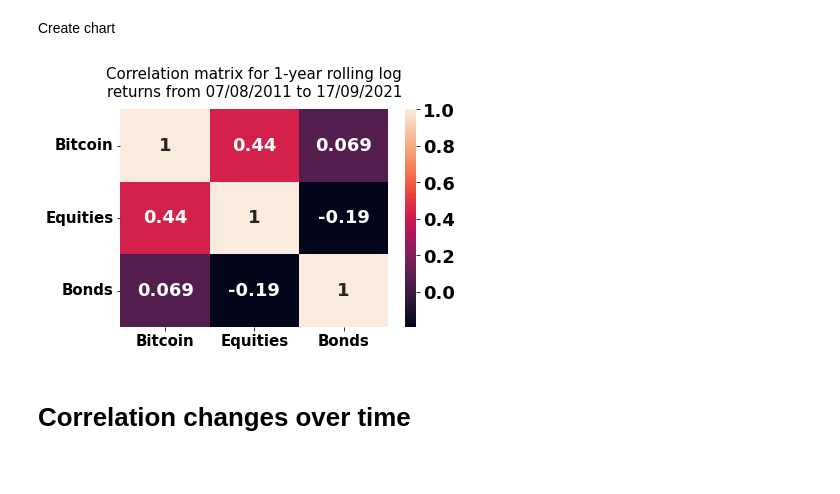
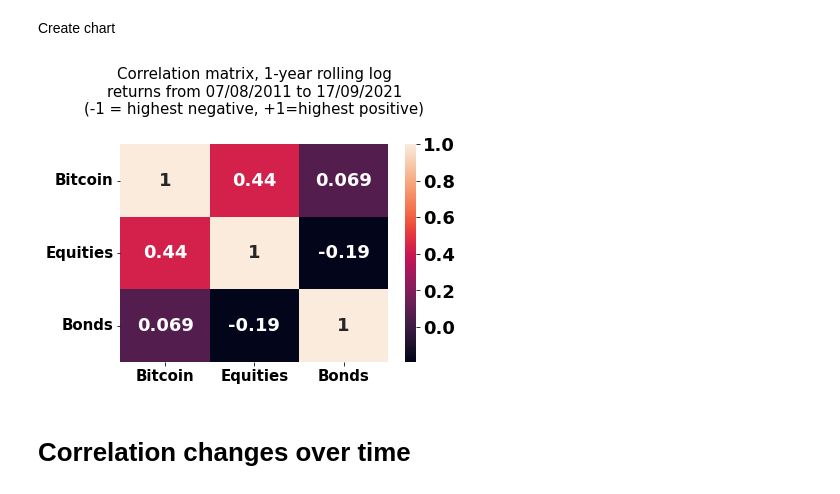
Before and after one commit to mihailthebuilder/crypto-research, a Jupyter notebook: btc.ipynb, the cells around one changed output. Drawn from its saved outputs; the diff is of its cells as text; code cells hidden in the pictures.

Commit message:
updated chart

```diff
--- a/btc.ipynb
+++ b/btc.ipynb
@@ -130,35 +130,35 @@ import seaborn as sn
 
 corr = corr_df.corr()
 
 params = {
     "axes.facecolor":"white",
     "figure.facecolor":"white",
     "font.size": 18,
     "font.weight": 1000,
     "axes.titlepad": 13,
 }
 
 plt.rcParams.update(params)
 
 start_date = corr_df.index[0].strftime("%d/%m/%Y")
 end_date = corr_df.index[-1].strftime("%d/%m/%Y")
 
-title = "Correlation matrix for 1-year rolling log\nreturns from {} to {}".format(start_date,end_date)
+title = "Correlation matrix, 1-year rolling log\nreturns from {} to {}\n(-1 = highest negative, +1=highest positive)\n".format(start_date,end_date)
 
 res = sn.heatmap(corr, annot=True)
 
 res.set_title(title,fontsize=15)
 res.set_xticklabels(res.get_xmajorticklabels(), fontsize = 15)
 res.set_yticklabels(res.get_ymajorticklabels(), fontsize = 15)
 
 plt.yticks(rotation=0)
 
 plt.savefig("btc-corr.png",bbox_inches='tight')
 
 plt.show()
 plt.close()
 # %% [output]
-[figure, old version]
+[figure, new version]
 # %% [markdown]
 # Correlation changes over time
 # %% [markdown]
```
Also changed, not shown: 1 other file.
